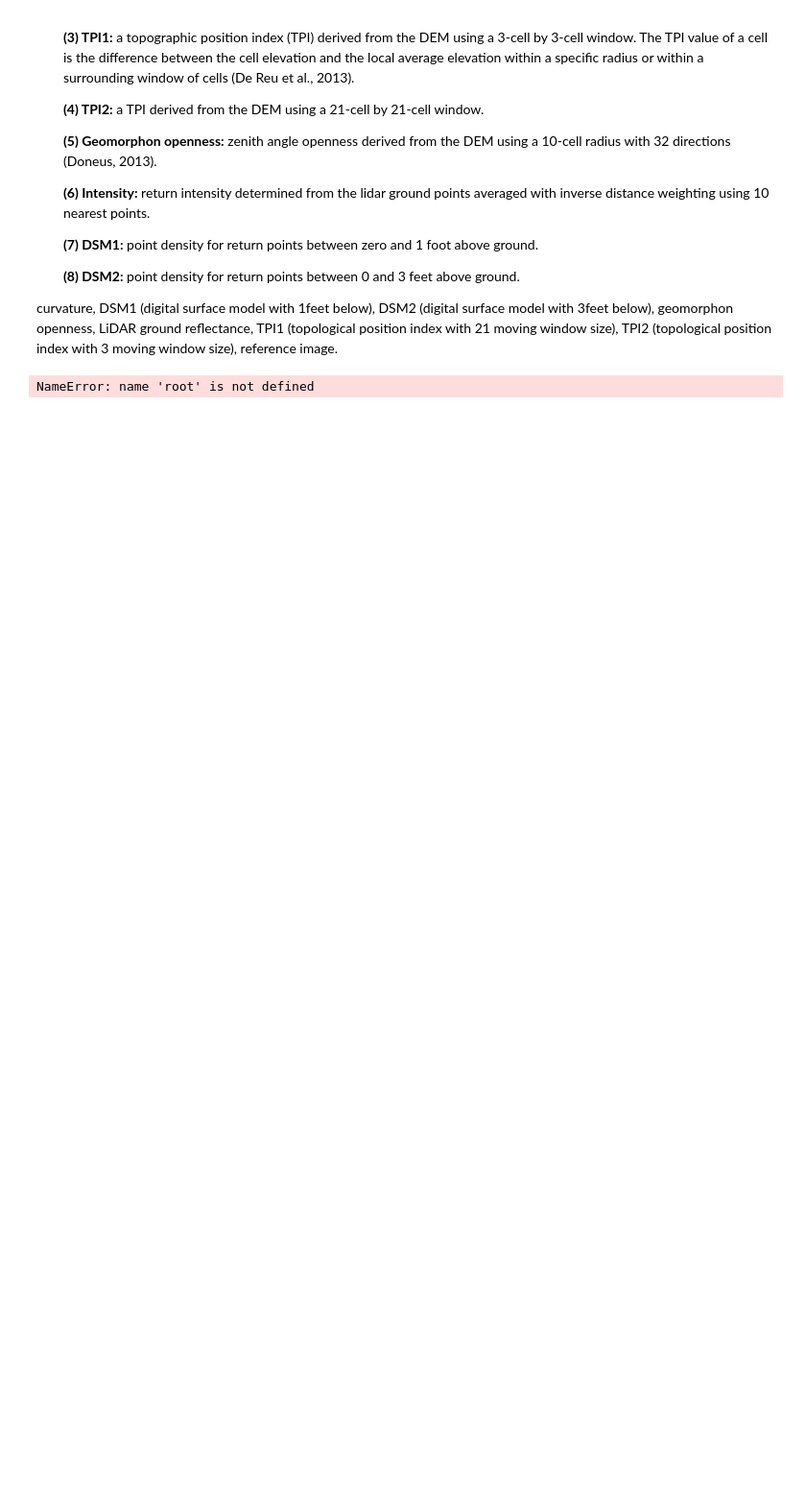
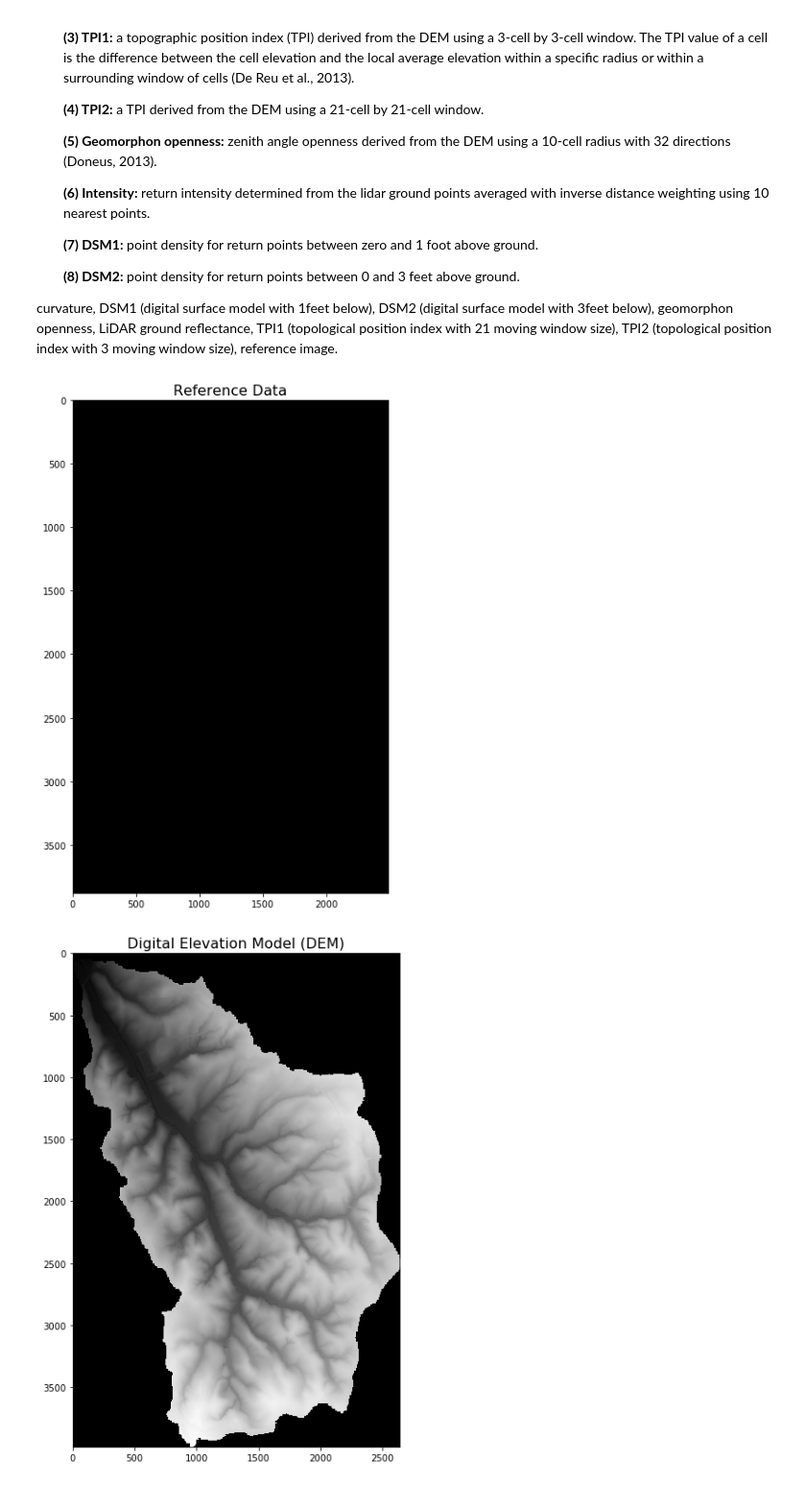
Before and after one commit to cybergis/unet_streamline_detection, a Jupyter notebook: 1_Introduction.ipynb, the cells around one changed output. Shown at 96% size. Drawn from its saved outputs; the diff is of its cells as text; code cells hidden in the pictures; blank space fills up the shorter version.

```diff
--- a/1_Introduction.ipynb
+++ b/1_Introduction.ipynb
@@ -97,41 +96,42 @@ def read_plot_data(name, label):
         plt.show()
 
     else:
         #If the image has 1 band, plot the image
         data = ds.GetRasterBand(1).ReadAsArray()
         fig= plt.figure(figsize=(10,10))
         plt.title(label, fontsize=16)
         plt.imshow(data,cmap='gray',vmin=0, vmax=255)
         plt.show()
 
-root="./"
+root="/home/jovyan/shared_data/data/unet_streamline_detection/"
 
 counter = 0
 #Label for each image
 labels = ["Reference Data",
          "Digital Elevation Model (DEM)",
          "The Reflectance Values from LiDAR Datum",
          "Digital Surface Model (DSM) 3 feet below",
          "Digital Surface Model (DSM) 1 feet below",
          "Topographic Position Index (TPI)with moving window size 21",
          "Topographic Position Index (TPI)with moving window size 3",
          "Topological Curvature",
          "Geomorphon Openness"]
 
 #The path to the TIF files
-feats_name = [root+'data/TIFF/reference/reference.tif',
-              root+'data/TIFF//DEM.tif',
-              root+'data/TIFF//LiDAR_relectance.tif',
-              root+'data/TIFF//DSM_3ft_below.tif',
-              root+'data/TIFF//DSM_1ft_below.tif',
-              root+'data/TIFF//TPI_ws21_Clip21.tif',
-              root+'data/TIFF//TPI_ws3_Clip1.tif',
-              root+'data/TIFF//Curvature.tif',
-              root+'data/TIFF//Geomorphon.tif']
+feats_name = [root+'data/TIFF/reference.tif',
+              root+'data/TIFF/DEM.tif',
+              root+'data/TIFF/LiDAR_relectance.tif',
+              root+'data/TIFF/DSM_3ft_below.tif',
+              root+'data/TIFF/DSM_1ft_below.tif',
+              root+'data/TIFF/TPI_ws21_Clip21.tif',
+              root+'data/TIFF/TPI_ws3_Clip1.tif',
+              root+'data/TIFF/Curvature.tif',
+              root+'data/TIFF/Geomorphon.tif']
 
 for i in feats_name:
     path.exists(i)
     read_plot_data(i, labels[counter])
     counter = counter+1
 # %% [output]
-NameError: name 'root' is not defined
+[figure, added]
+[figure, added]
```
Also changed, not shown: parts of 2 cells of this notebook, 3 other files.
